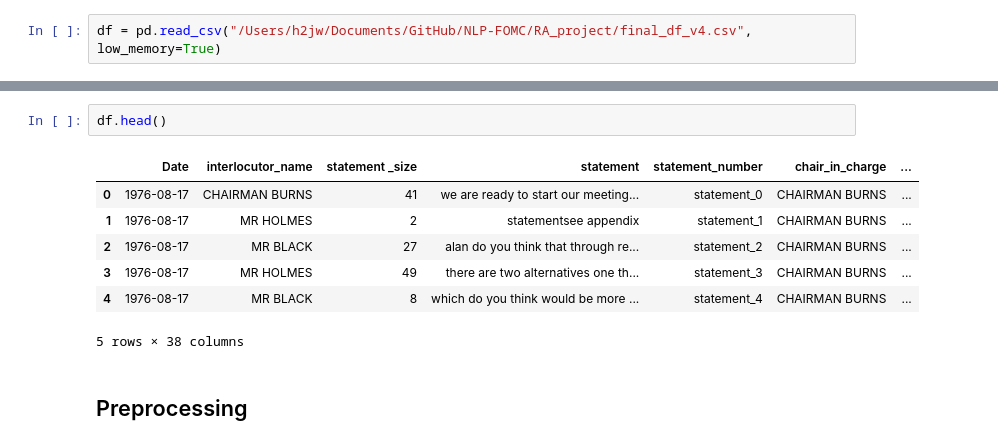
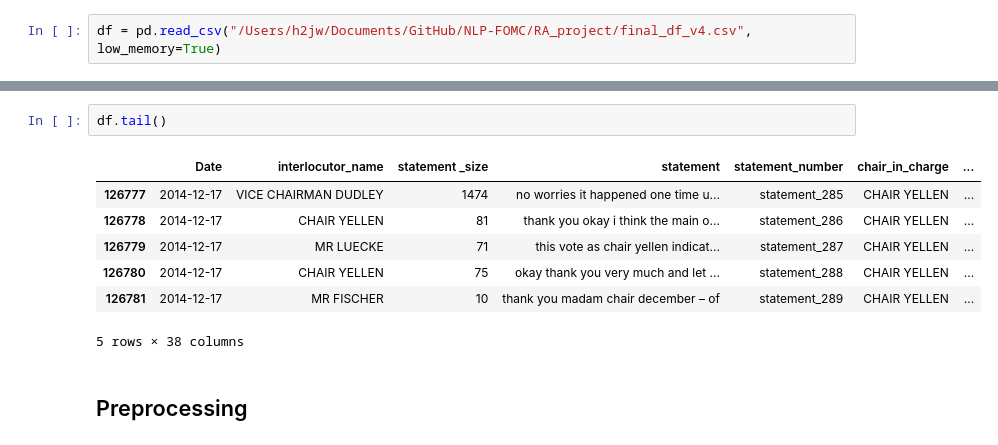
Before and after one commit to erialc-cal/NLP-FOMC, a Jupyter notebook: Scrapping_Explo.ipynb, the cells around one changed output, grey strips where cells are left out. Saved outputs shown, nothing was run; the diff lists cells and outputs as text.

```diff
--- a/Scrapping_Explo.ipynb
+++ b/Scrapping_Explo.ipynb
@@ -38,14 +38,14 @@ Data columns (total 38 columns):
 dtypes: float64(32), int64(1), object(5)
 memory usage: 36.8+ MB
 # %%
-df.head()
+df.tail()
 # %% [output]
 |  | Date | interlocutor_name | statement _size | statement | statement_number | chair_in_charge | ... |
-| 0 | 1976-08-17 | CHAIRMAN BURNS | 41 | we are ready to start our meeting... | statement_0 | CHAIRMAN BURNS | ... |
-| 1 | 1976-08-17 | MR HOLMES | 2 | statementsee appendix | statement_1 | CHAIRMAN BURNS | ... |
-| 2 | 1976-08-17 | MR BLACK | 27 | alan do you think that through re... | statement_2 | CHAIRMAN BURNS | ... |
-| 3 | 1976-08-17 | MR HOLMES | 49 | there are two alternatives one th... | statement_3 | CHAIRMAN BURNS | ... |
-| 4 | 1976-08-17 | MR BLACK | 8 | which do you think would be more ... | statement_4 | CHAIRMAN BURNS | ... |
+| 126777 | 2014-12-17 | VICE CHAIRMAN DUDLEY | 1474 | no worries it happened one time u... | statement_285 | CHAIR YELLEN | ... |
+| 126778 | 2014-12-17 | CHAIR YELLEN | 81 | thank you okay i think the main o... | statement_286 | CHAIR YELLEN | ... |
+| 126779 | 2014-12-17 | MR LUECKE | 71 | this vote as chair yellen indicat... | statement_287 | CHAIR YELLEN | ... |
+| 126780 | 2014-12-17 | CHAIR YELLEN | 75 | okay thank you very much and let ... | statement_288 | CHAIR YELLEN | ... |
+| 126781 | 2014-12-17 | MR FISCHER | 10 | thank you madam chair december – of | statement_289 | CHAIR YELLEN | ... |
 5 rows × 38 columns
 # %% [markdown]
 ## Preprocessing
```
Also changed, not shown: parts of 2 cells of this notebook, 1 other file.
